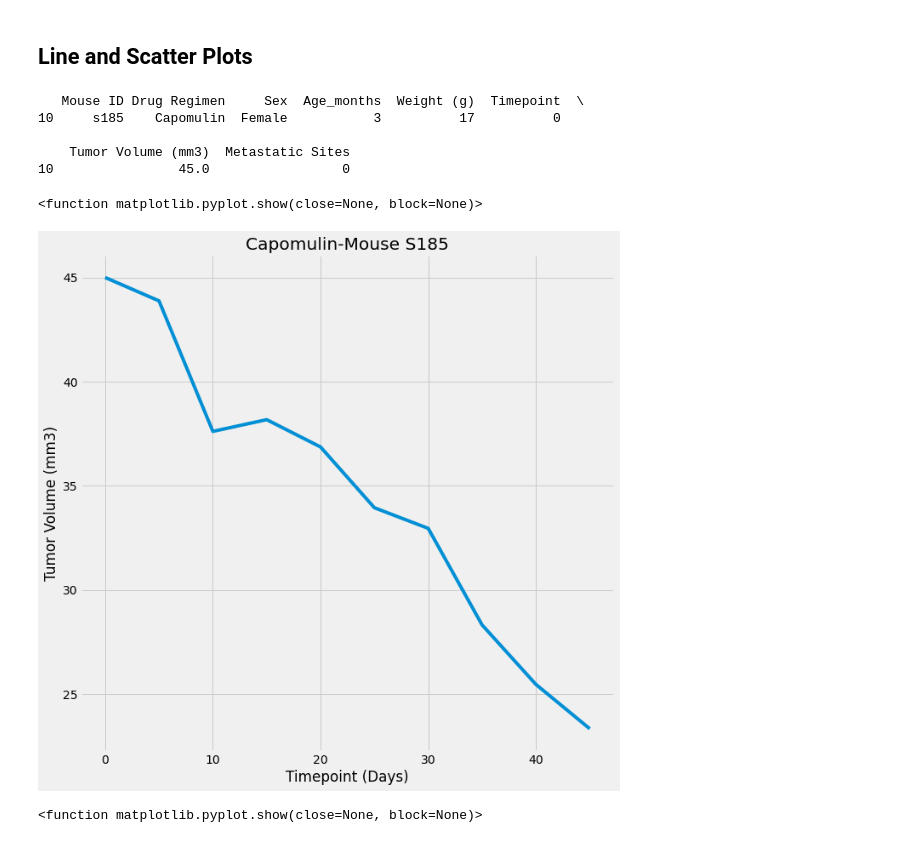
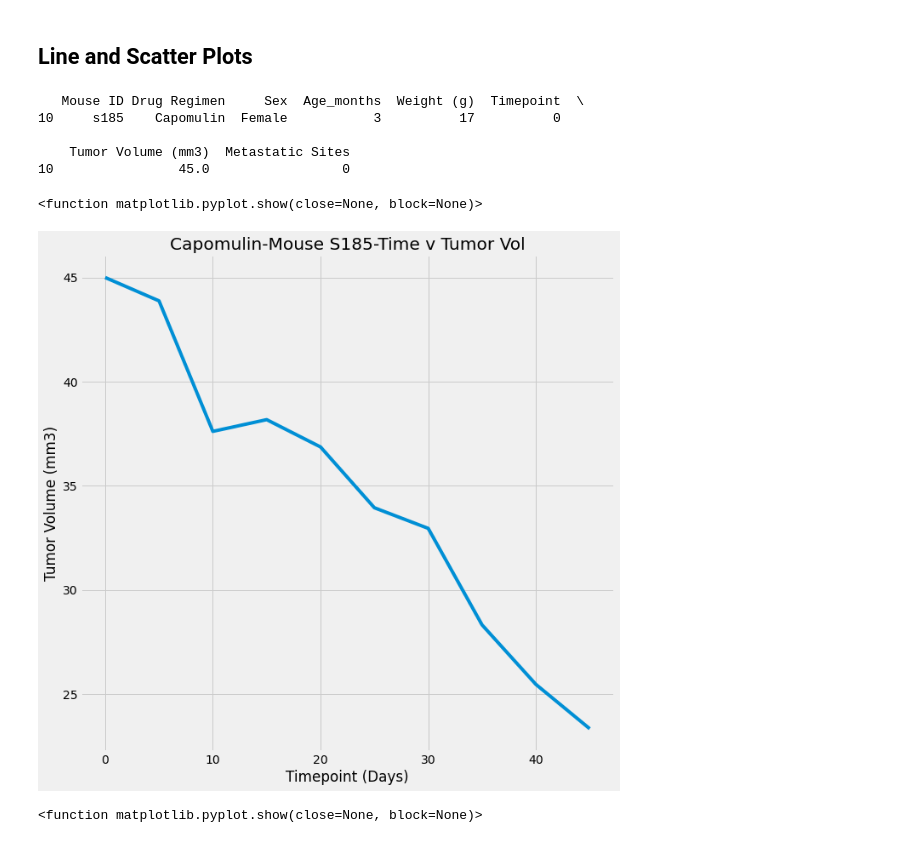
Before and after one commit to CBPher24/MatPlotLib_Challenge, a Jupyter notebook: Pymaceuticals/pymaceuticals_starter.ipynb, the cells around one changed output. Cells and saved outputs as stored; diff of their text form; code cells hidden in the pictures.

```diff
--- a/Pymaceuticals/pymaceuticals_starter.ipynb
+++ b/Pymaceuticals/pymaceuticals_starter.ipynb
@@ -323,23 +322,23 @@ plt.show
 # %%
 # Generate a line plot of tumor volume vs. time point for a mouse treated with Capomulin
 capo = lab_stu_df.loc[lab_stu_df['Drug Regimen'] == "Capomulin"]
 print(capo.head(1))
 s185 = lab_stu_df.loc[lab_stu_df['Mouse ID'] == "s185"]
 plt.figure(figsize=(10,10))
 plt.plot(s185["Timepoint"],s185["Tumor Volume (mm3)"])
 
 plt.xlabel("Timepoint (Days)")
 plt.ylabel("Tumor Volume (mm3)")
-plt.title("Capomulin-Mouse S185")
+plt.title("Capomulin-Mouse S185-Time v Tumor Vol")
 plt.show
 # %% [output]
    Mouse ID Drug Regimen     Sex  Age_months  Weight (g)  Timepoint  \
 10     s185    Capomulin  Female           3          17          0
 
     Tumor Volume (mm3)  Metastatic Sites
 10                45.0                 0
 <function matplotlib.pyplot.show(close=None, block=None)>
-[figure, old version]
+[figure, new version]
 # %%
 # Generate a scatter plot of average tumor volume vs. mouse weight for the Capomulin regimen
 capo_avg = capo.groupby("Mouse ID").mean()
```
Also changed, not shown: parts of 2 cells of this notebook.
